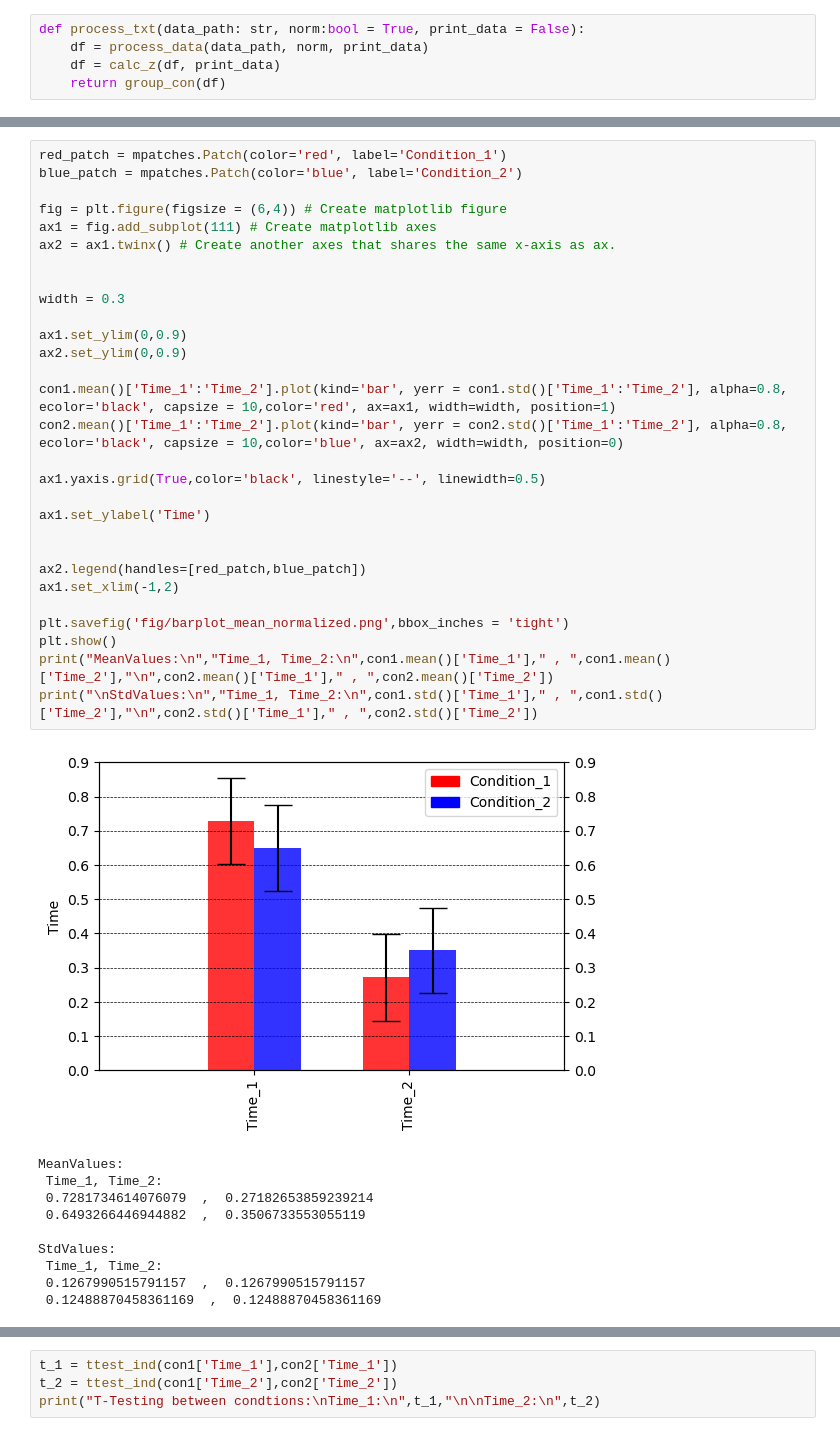
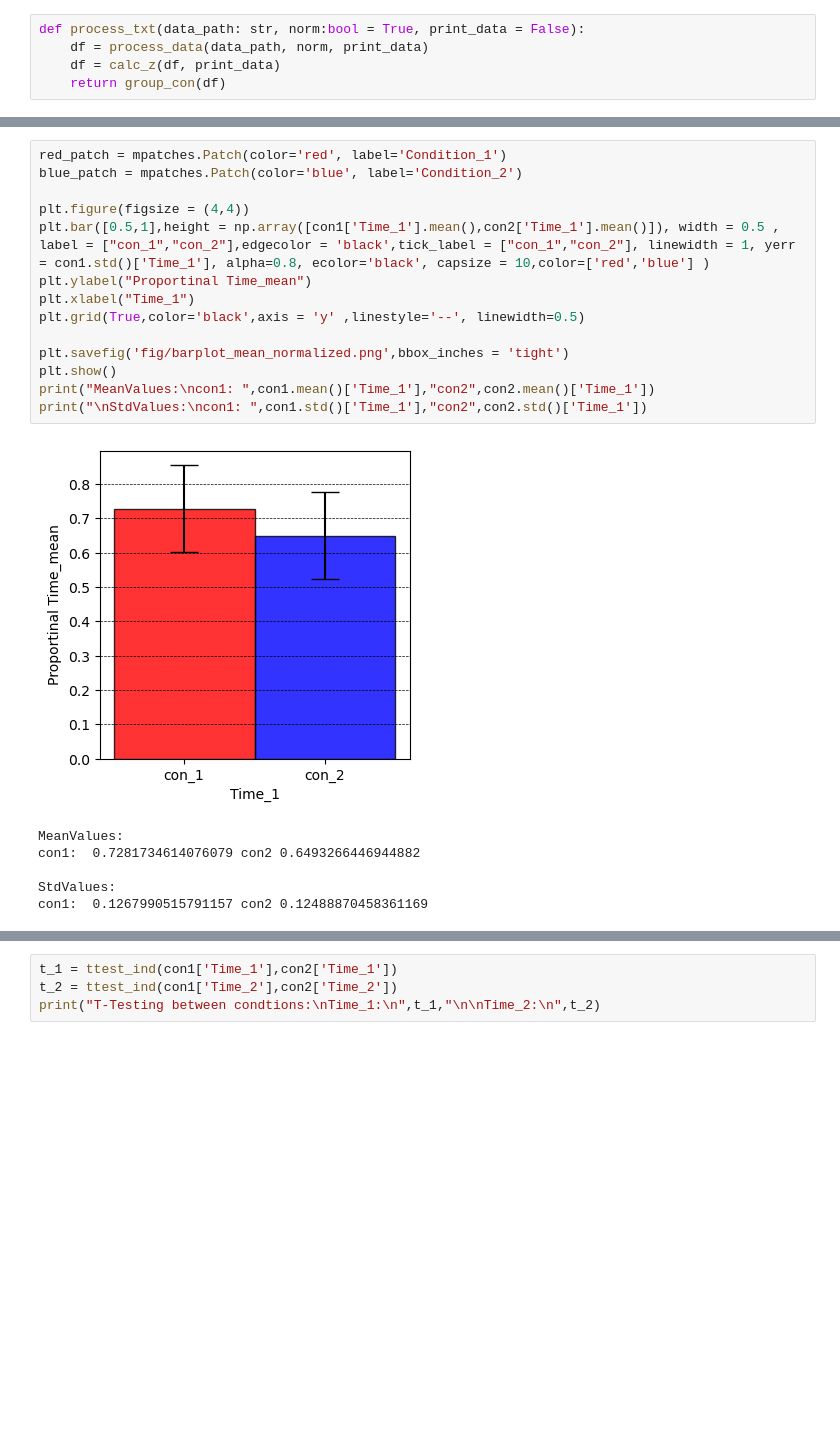
Before and after one commit to hkirsch94/HCI_ActionLine, a Jupyter notebook: HCI_analyse.ipynb, the cells around one changed output, grey strips where cells are left out. Drawn from its saved outputs; the diff is of its cells as text; blank space fills up the shorter version.

Commit message:
New plots

```diff
--- a/HCI_analyse.ipynb
+++ b/HCI_analyse.ipynb
@@ -76,41 +78,22 @@ dtype: float64
 # %%
 red_patch = mpatches.Patch(color='red', label='Condition_1')
 blue_patch = mpatches.Patch(color='blue', label='Condition_2')
 
-fig = plt.figure(figsize = (6,4)) # Create matplotlib figure
-ax1 = fig.add_subplot(111) # Create matplotlib axes
-ax2 = ax1.twinx() # Create another axes that shares the same x-axis as ax.
-
-
-width = 0.3
-
-ax1.set_ylim(0,0.9)
-ax2.set_ylim(0,0.9)
-
-con1.mean()['Time_1':'Time_2'].plot(kind='bar', yerr = con1.std()['Time_1':'Time_2'], alpha=0.8, ecolor='black', capsize = 10,color='red', ax=ax1, width=width, position=1)
-con2.mean()['Time_1':'Time_2'].plot(kind='bar', yerr = con2.std()['Time_1':'Time_2'], alpha=0.8, ecolor='black', capsize = 10,color='blue', ax=ax2, width=width, position=0)
-
-ax1.yaxis.grid(True,color='black', linestyle='--', linewidth=0.5)
-
-ax1.set_ylabel('Time')
-
-
-ax2.legend(handles=[red_patch,blue_patch])
-ax1.set_xlim(-1,2)
+plt.figure(figsize = (4,4))
+plt.bar([0.5,1],height = np.array([con1['Time_1'].mean(),con2['Time_1'].mean()]), width = 0.5 , label = ["con_1","con_2"],edgecolor = 'black',tick_label = ["con_1","con_2"], linewidth = 1, yerr = con1.std()['Time_1'], alpha=0.8, ecolor='black', capsize = 10,color=['red','blue'] )
+plt.ylabel("Proportinal Time_mean")
+plt.xlabel("Time_1")
+plt.grid(True,color='black',axis = 'y' ,linestyle='--', linewidth=0.5)
 
 plt.savefig('fig/barplot_mean_normalized.png',bbox_inches = 'tight')
 plt.show()
-print("MeanValues:\n","Time_1, Time_2:\n",con1.mean()['Time_1']," , ",con1.mean()['Time_2'],"\n",con2.mean()['Time_1']," , ",con2.mean()['Time_2'])
-print("\nStdValues:\n","Time_1, Time_2:\n",con1.std()['Time_1']," , ",con1.std()['Time_2'],"\n",con2.std()['Time_1']," , ",con2.std()['Time_2'])
+print("MeanValues:\ncon1: ",con1.mean()['Time_1'],"con2",con2.mean()['Time_1'])
+print("\nStdValues:\ncon1: ",con1.std()['Time_1'],"con2",con2.std()['Time_1'])
 # %% [output]
-[figure, old version]
+[figure, new version]
 MeanValues:
- Time_1, Time_2:
- 0.7281734614076079  ,  0.27182653859239214
- 0.6493266446944882  ,  0.3506733553055119
+con1:  0.7281734614076079 con2 0.6493266446944882
 
 StdValues:
- Time_1, Time_2:
- 0.1267990515791157  ,  0.1267990515791157
- 0.12488870458361169  ,  0.12488870458361169
+con1:  0.1267990515791157 con2 0.12488870458361169
 # %%
```
Also changed, not shown: parts of 9 cells of this notebook, 5 other files.
